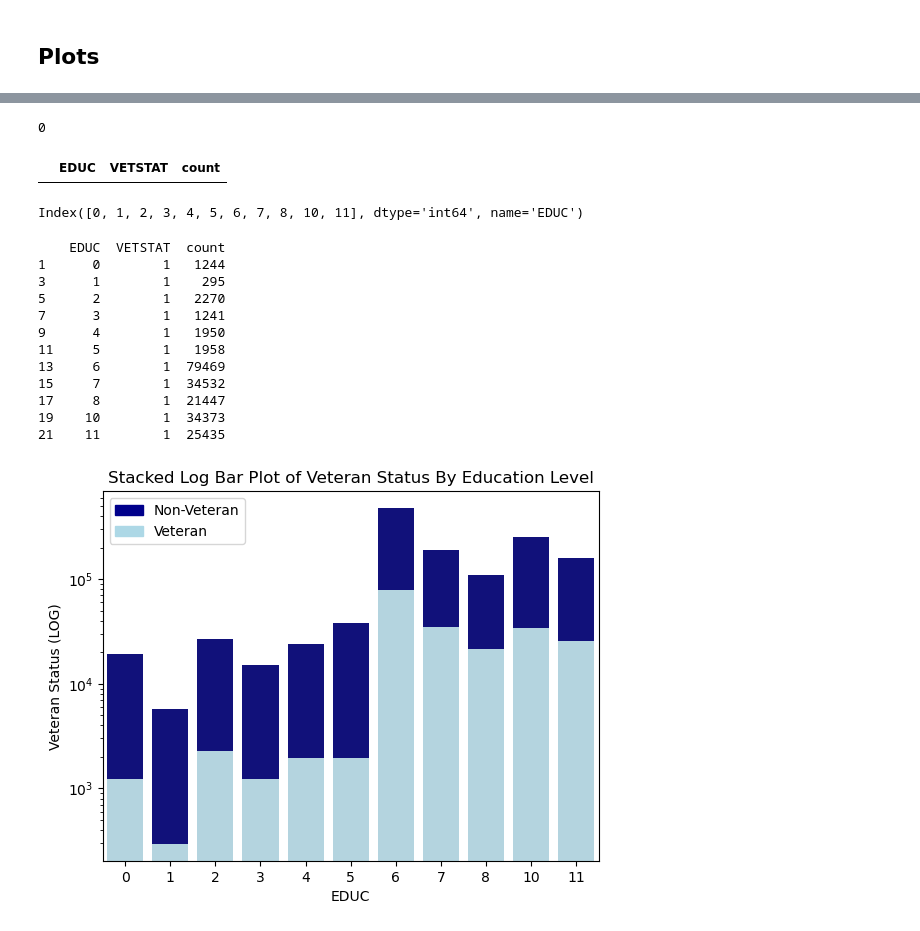
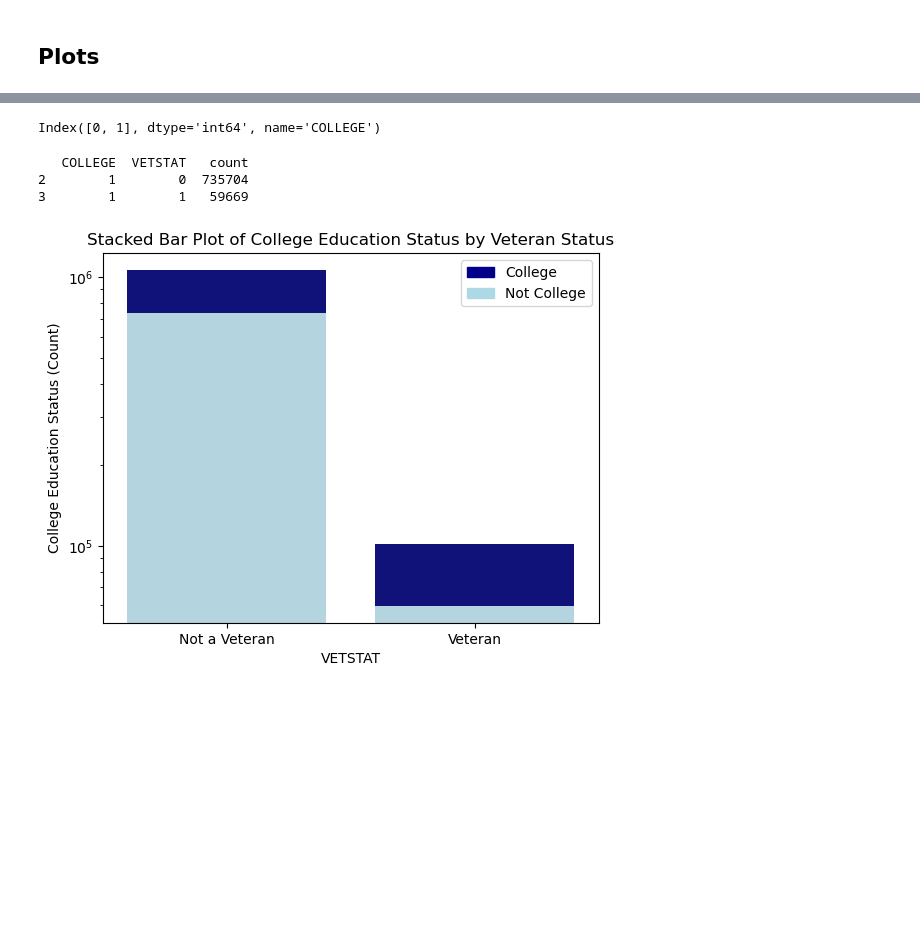
Before and after one commit to Fobertree/Econ220FinalProject, a Jupyter notebook: main.ipynb, the cells around one changed output, grey strips where cells are left out. Saved outputs shown, nothing was run; the diff lists cells and outputs as text; code cells hidden in the pictures; blank space fills up the shorter version.

Commit message:
Changes to phase 1. To-Do: Update summary table with dummy variables, update references

```diff
--- a/main.ipynb
+++ b/main.ipynb
@@ -236,3 +210,6 @@ SEX      3,239,553.00  1.51  0.50 1.00  2.00
+# %%
+# Drop all with education below 25
+data = data[data['AGE'] >= 25]
 # %% [markdown]
 ### Vetstat codes
 - 0: N/A
@@ -283,0 +258,3 @@ data = data[data['EDUC'] != 99]
+# %%
+data['HS'] = data['EDUC'].map(lambda x: 0 if x < 6 else 1)
+data['COLLEGE'] = data['EDUC'].map(lambda x: 0 if x < 9 else 1)
@@ -283,0 +273,4 @@ data = data[data['EDUC'] != 99]
+# %%
+data['WHITE'] = data['RACE'].map(lambda x: 1 if x == 1 else 0)
+data['BLACK'] = data['RACE'].map(lambda x: 1 if x == 2 else 0)
+data['OTHER'] = data['RACE'].map(lambda x: 1 if x > 2 else 0)
@@ -343,5 +338,5 @@ Name: count, dtype: int64
 # %%
 # https://python-graph-gallery.com/stacked-and-percent-stacked-barplot/
-total = data[['EDUC','VETSTAT']].groupby(['EDUC','VETSTAT']).value_counts()
+total = data[['VETSTAT','COLLEGE']].groupby(['COLLEGE','VETSTAT']).value_counts()
 total
 # %% [output]
@@ -387,44 +359,30 @@ total
-# %%
-print(total[total["EDUC"] == 9]["count"].sum())
-total[total["EDUC"] == 9]
-# %% [output]
-0
-|  | EDUC | VETSTAT | count |
 # %%
-total["EDUC"].value_counts().index
+total["COLLEGE"].value_counts().index
 # %% [output]
-Index([0, 1, 2, 3, 4, 5, 6, 7, 8, 10, 11], dtype='int64', name='EDUC')
+Index([0, 1], dtype='int64', name='COLLEGE')
 # %%
-bar1 = sns.barplot(x='EDUC',y='count',data=total,color='darkblue',errorbar=None)
+bar1 = sns.barplot(x='VETSTAT',y='count',data=total,color='darkblue',errorbar=None)
 # Bottom bar
-vet = total[total['VETSTAT']==1]
+college = total[total['COLLEGE']==1]
 
-print(vet)
-bar2 = sns.barplot(x='EDUC',y='count',data=vet,estimator=sum,errorbar=None,color='lightblue')
+print(college)
+bar2 = sns.barplot(x='VETSTAT',y='count',data=college,estimator=sum,errorbar=None,color='lightblue')
 
-top_bar = mpatches.Patch(color='darkblue', label='Non-Veteran')
-bottom_bar = mpatches.Patch(color='lightblue', label='Veteran')
+top_bar = mpatches.Patch(color='darkblue', label='College')
+bottom_bar = mpatches.Patch(color='lightblue', label='Not College')
 plt.legend(handles=[top_bar,bottom_bar])
 
 # show the graph
-plt.title("Stacked Log Bar Plot of Veteran Status By Education Level")
-plt.ylabel("Veteran Status (LOG)")
+plt.title("Stacked Bar Plot of College Education Status by Veteran Status")
+plt.ylabel("College Education Status (Count)")
+plt.xticks([0,1],["Not a Veteran", "Veteran"])
 plt.yscale('log')
 plt.show()
 # %% [output]
-    EDUC  VETSTAT  count
-1      0        1   1244
-3      1        1    295
-5      2        1   2270
-7      3        1   1241
-9      4        1   1950
-11     5        1   1958
-13     6        1  79469
-15     7        1  34532
-17     8        1  21447
-19    10        1  34373
-21    11        1  25435
+   COLLEGE  VETSTAT   count
+2        1        0  735704
+3        1        1   59669
-[figure, old version]
+[figure, new version]
 # %%
 sns.set_theme(style="darkgrid")
 
```
Also changed, not shown: parts of 38 cells of this notebook.
